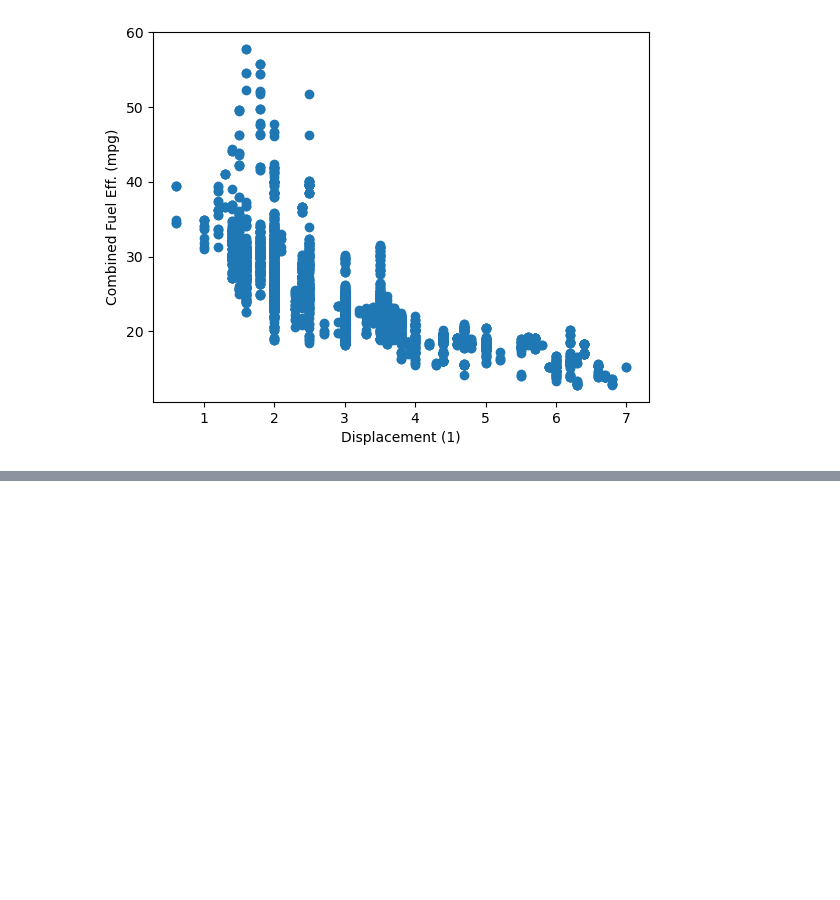
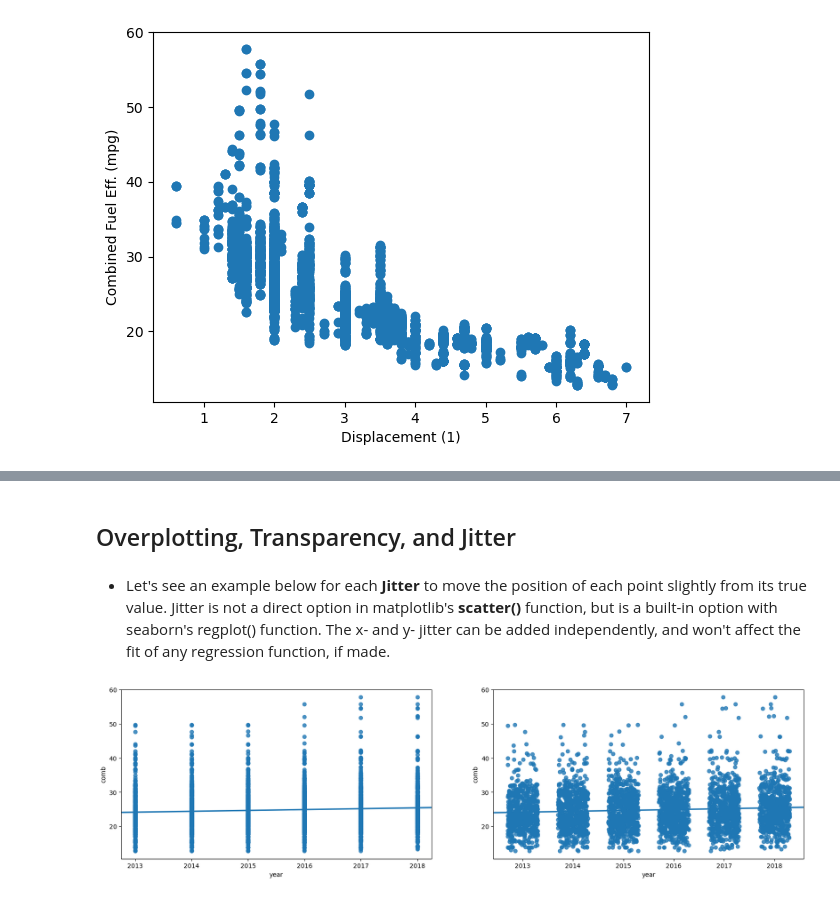
Before and after one commit to sidahmed-faisal/PokemonVis, a Jupyter notebook: fuel_econ.ipynb, the cells around one changed output, grey strips where cells are left out. Cells and saved outputs as stored; diff of their text form; code cells hidden in the pictures; blank space fills up the shorter version.

```diff
--- a/fuel_econ.ipynb
+++ b/fuel_econ.ipynb
@@ -21,0 +49,27 @@ Text(0, 0.5, 'Combined Fuel Eff. (mpg)')
+# %% [markdown]
+## Overplotting, Transparency, and Jitter
+# %% [markdown]
+* Let's see an example below for each **Jitter** to move the position of each point slightly from its true value. Jitter is not a direct option in matplotlib's **scatter()** function, but is a built-in option with seaborn's regplot() function. The x- and y- jitter can be added independently, and won't affect the fit of any regression function, if made.
+# %%
+fuel_econ = pd.read_csv('Data/fuel-econ.csv')
+fuel_econ.head(10)
+
+##########################################
+# Resize figure to accommodate two plots
+plt.figure(figsize = [20, 5])
+
+# PLOT ON LEFT - SIMPLE SCATTER
+plt.subplot(1, 2, 1)
+sns.regplot(data = fuel_econ, x = 'year', y = 'comb', truncate=False);
+
+##########################################
+# PLOT ON RIGHT - SCATTER PLOT WITH JITTER
+plt.subplot(1, 2, 2)
+
+# In the sb.regplot() function below, the `truncate` argument accepts a boolean.
+# If truncate=True, the regression line is bounded by the data limits.
+# Else if truncate=False, it extends to the x axis limits.
+# The x_jitter will make each x value will be adjusted randomly by +/-0.3
+sns.regplot(data = fuel_econ, x = 'year', y = 'comb', truncate=False, x_jitter=0.3);
+# %% [output]
+[figure, added]
```
Also changed, not shown: parts of 27 cells of this notebook, 1 other file.
